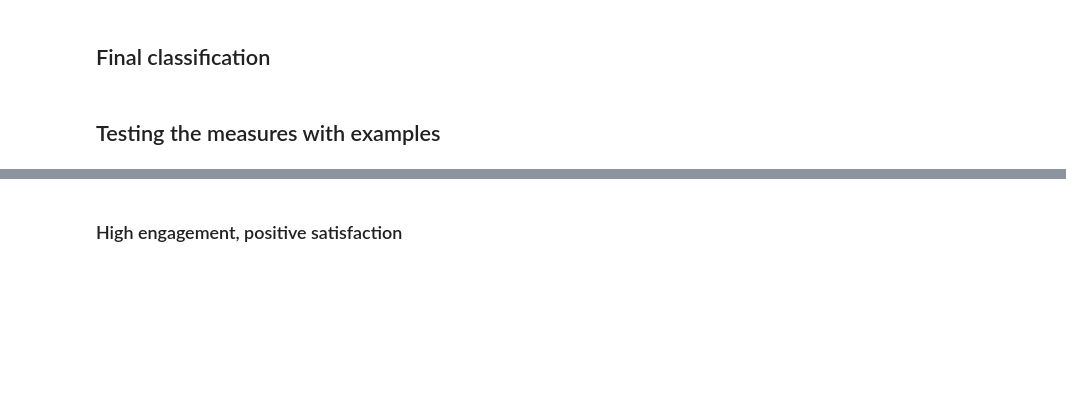
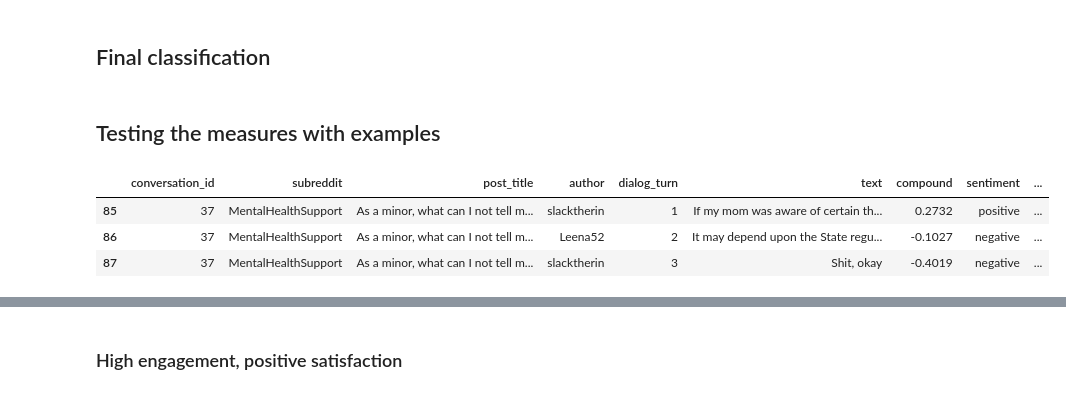
Before and after one commit to cetsen/therapeutic-chatbot, a Jupyter notebook: engagement_satisfaction.ipynb, the cells around one changed output, grey strips where cells are left out. Drawn from its saved outputs; the diff is of its cells as text; code cells hidden in the pictures; blank space fills up the shorter version.

```diff
--- a/engagement_satisfaction.ipynb
+++ b/engagement_satisfaction.ipynb
@@ -192 +222,8 @@ def test_examples(conversation_id):
+# %%
+df[df["conversation_id"] == 37]
+# %% [output]
+|  | conversation_id | subreddit | post_title | author | dialog_turn | text | compound | sentiment | ... |
+| 85 | 37 | MentalHealthSupport | As a minor, what can I not tell m... | slacktherin | 1 | If my mom was aware of certain th... | 0.2732 | positive | ... |
+| 86 | 37 | MentalHealthSupport | As a minor, what can I not tell m... | Leena52 | 2 | It may depend upon the State regu... | -0.1027 | negative | ... |
+| 87 | 37 | MentalHealthSupport | As a minor, what can I not tell m... | slacktherin | 3 | Shit, okay | -0.4019 | negative | ... |
 # %%
```
Also changed, not shown: parts of 12 cells of this notebook.
